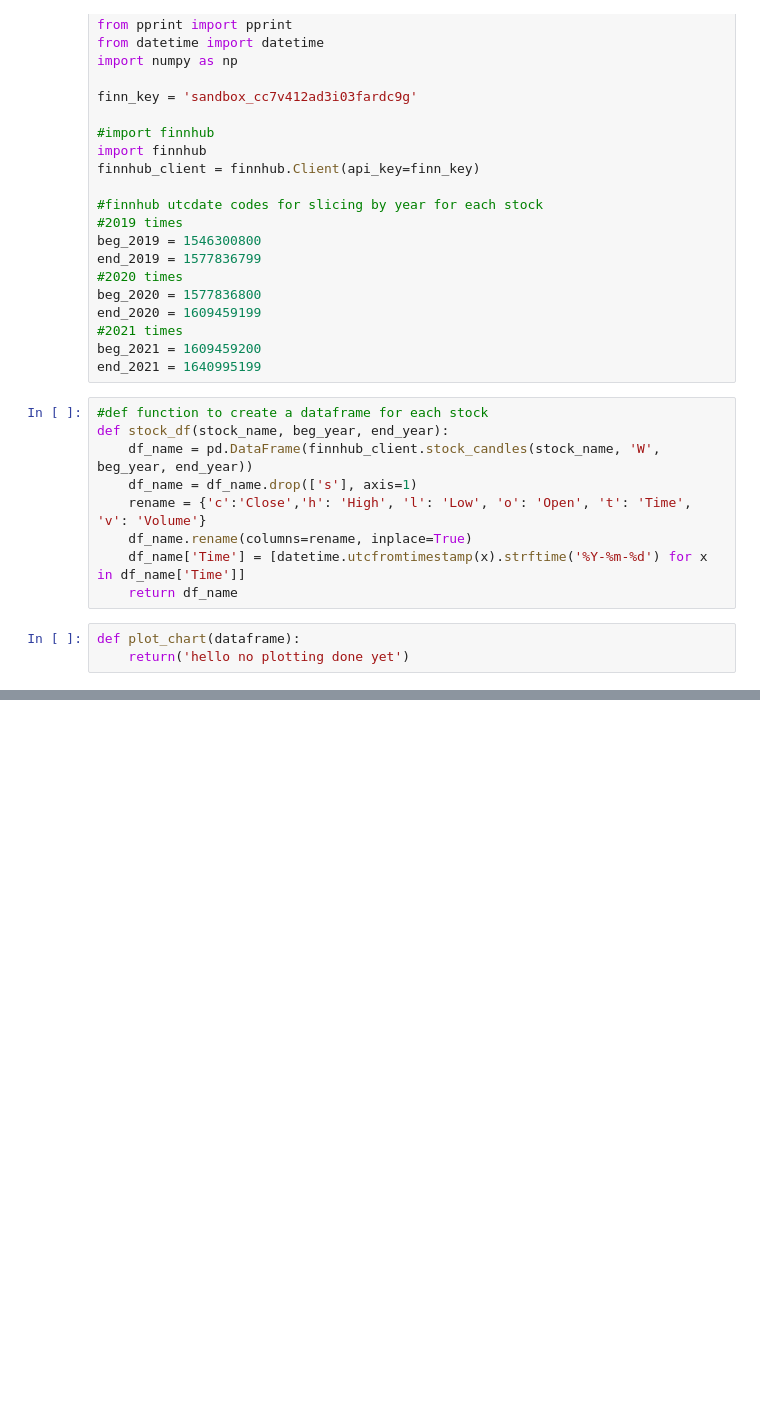
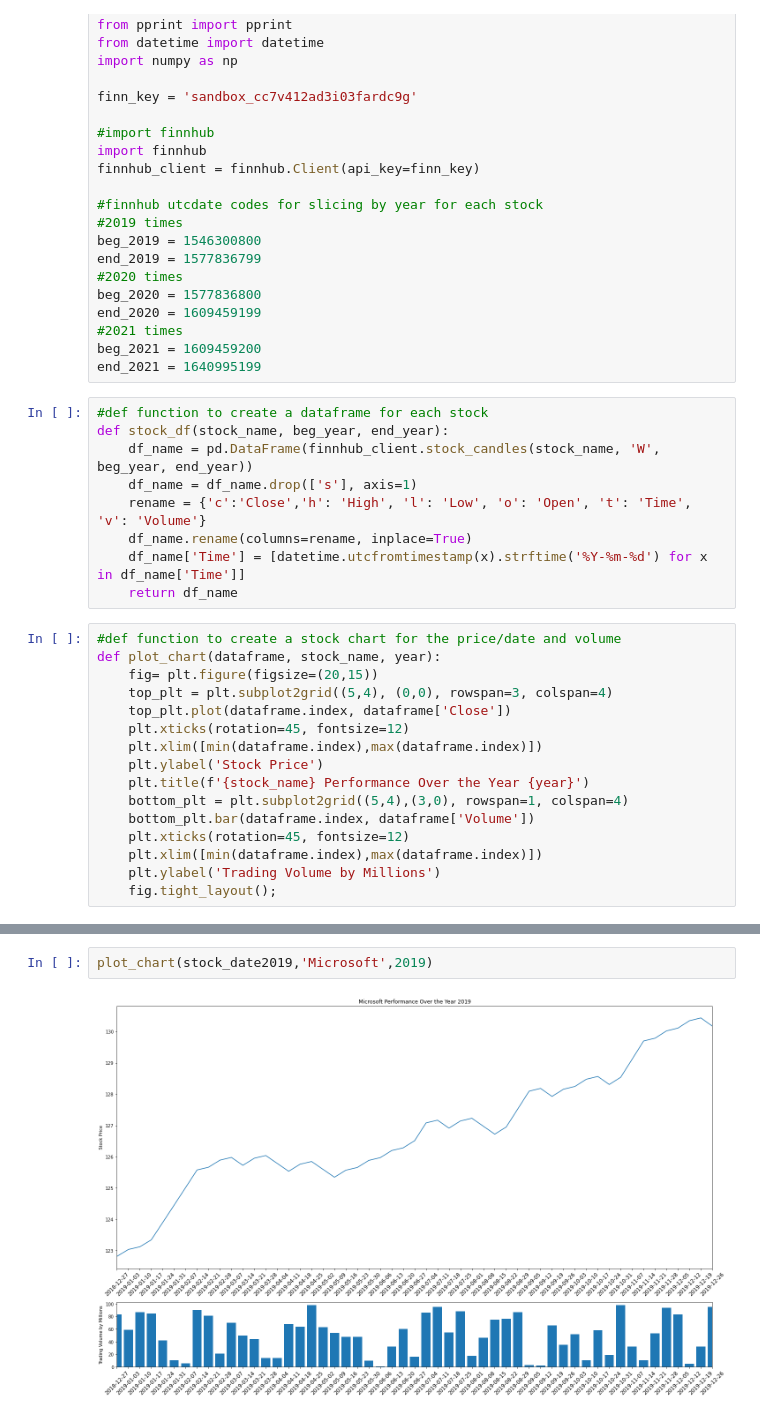
Before and after one commit to dabidma/Covid-VS-The-Stock-Market, a Jupyter notebook: stocks_vs_covid.ipynb, the cells around one changed output, grey strips where cells are left out. Saved outputs shown, nothing was run; the diff lists cells and outputs as text; blank space fills up the shorter version.

```diff
--- a/stocks_vs_covid.ipynb
+++ b/stocks_vs_covid.ipynb
@@ -34,8 +34,21 @@ def stock_df(stock_name, beg_year, end_year):
     df_name['Time'] = [datetime.utcfromtimestamp(x).strftime('%Y-%m-%d') for x in df_name['Time']]
     return df_name
 # %%
-def plot_chart(dataframe):
-    return('hello no plotting done yet')
+#def function to create a stock chart for the price/date and volume
+def plot_chart(dataframe, stock_name, year):
+    fig= plt.figure(figsize=(20,15))
+    top_plt = plt.subplot2grid((5,4), (0,0), rowspan=3, colspan=4)
+    top_plt.plot(dataframe.index, dataframe['Close'])
+    plt.xticks(rotation=45, fontsize=12)
+    plt.xlim([min(dataframe.index),max(dataframe.index)])
+    plt.ylabel('Stock Price')
+    plt.title(f'{stock_name} Performance Over the Year {year}')
+    bottom_plt = plt.subplot2grid((5,4),(3,0), rowspan=1, colspan=4)
+    bottom_plt.bar(dataframe.index, dataframe['Volume'])
+    plt.xticks(rotation=45, fontsize=12)
+    plt.xlim([min(dataframe.index),max(dataframe.index)])
+    plt.ylabel('Trading Volume by Millions')
+    fig.tight_layout();
 # %%
 microsoft2020 = stock_df('MSFT', beg_2020, end_2020)
 stock_date2020 = microsoft2020.set_index('Time')
@@ -86,0 +114,4 @@ fig.tight_layout();
+# %%
+plot_chart(stock_date2019,'Microsoft',2019)
+# %% [output]
+[figure, added]
```
Also changed, not shown: parts of 4 cells of this notebook.
